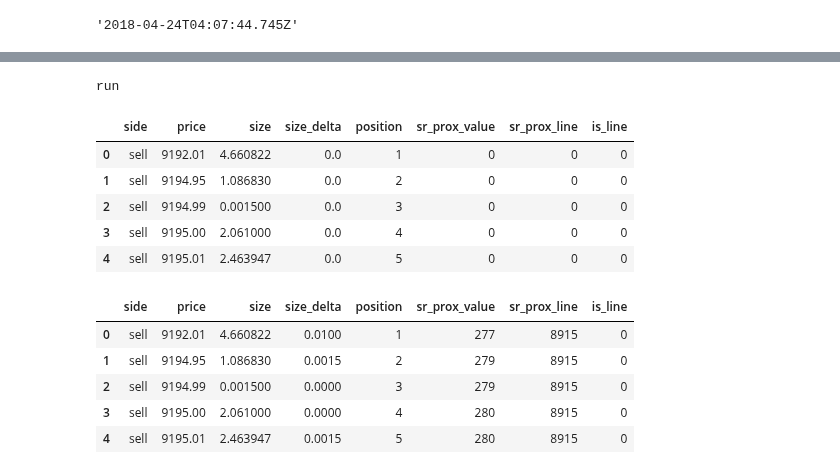
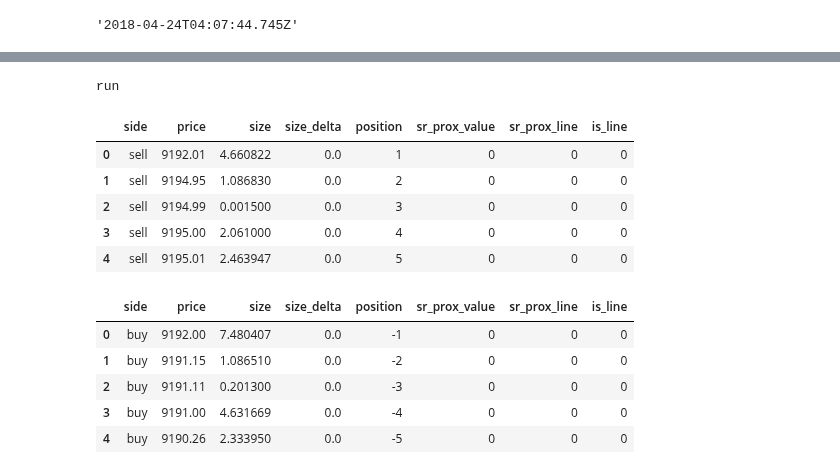
Before and after one commit to timothyyu/gdax-orderbook-ml, a Jupyter notebook: 8_program_structure_improvement.ipynb, the cells around one changed output, grey strips where cells are left out. Drawn from its saved outputs; the diff is of its cells as text; code cells hidden in the pictures.

Commit message:
snapshot states applied to orderbook working

```diff
--- a/8_program_structure_improvement.ipynb
+++ b/8_program_structure_improvement.ipynb
@@ -797,12 +697,0 @@ chart_15m_4.head()
-# %%
-feature_creation_inital()
-snapshot_join(snapshot_asks_df,snapshot_bids_df)
-snapshot_both_df.head()
-# %% [output]
-run
-|  | side | price | size | size_delta | position | sr_prox_value | sr_prox_line | is_line |
-| 0 | sell | 9192.01 | 4.660822 | 0.0 | 1 | 0 | 0 | 0 |
-| 1 | sell | 9194.95 | 1.086830 | 0.0 | 2 | 0 | 0 | 0 |
-| 2 | sell | 9194.99 | 0.001500 | 0.0 | 3 | 0 | 0 | 0 |
-| 3 | sell | 9195.00 | 2.061000 | 0.0 | 4 | 0 | 0 | 0 |
-| 4 | sell | 9195.01 | 2.463947 | 0.0 | 5 | 0 | 0 | 0 |
@@ -811,9 +698,23 @@ apply_l2_update(snapshot_both_df,l2update_15min_1)
+# %%
+# Create inital features
+feature_creation_inital()
+# %% [output]
+run
 # %%
-snapshot_both_df.head()
+snapshot_asks_df.head()
 # %% [output]
 |  | side | price | size | size_delta | position | sr_prox_value | sr_prox_line | is_line |
-| 0 | sell | 9192.01 | 4.660822 | 0.0100 | 1 | 277 | 8915 | 0 |
-| 1 | sell | 9194.95 | 1.086830 | 0.0015 | 2 | 279 | 8915 | 0 |
-| 2 | sell | 9194.99 | 0.001500 | 0.0000 | 3 | 279 | 8915 | 0 |
-| 3 | sell | 9195.00 | 2.061000 | 0.0000 | 4 | 280 | 8915 | 0 |
-| 4 | sell | 9195.01 | 2.463947 | 0.0015 | 5 | 280 | 8915 | 0 |
+| 0 | sell | 9192.01 | 4.660822 | 0.0 | 1 | 0 | 0 | 0 |
+| 1 | sell | 9194.95 | 1.086830 | 0.0 | 2 | 0 | 0 | 0 |
+| 2 | sell | 9194.99 | 0.001500 | 0.0 | 3 | 0 | 0 | 0 |
+| 3 | sell | 9195.00 | 2.061000 | 0.0 | 4 | 0 | 0 | 0 |
+| 4 | sell | 9195.01 | 2.463947 | 0.0 | 5 | 0 | 0 | 0 |
+# %%
+snapshot_bids_df.head()
+# %% [output]
+|  | side | price | size | size_delta | position | sr_prox_value | sr_prox_line | is_line |
+| 0 | buy | 9192.00 | 7.480407 | 0.0 | -1 | 0 | 0 | 0 |
+| 1 | buy | 9191.15 | 1.086510 | 0.0 | -2 | 0 | 0 | 0 |
+| 2 | buy | 9191.11 | 0.201300 | 0.0 | -3 | 0 | 0 | 0 |
+| 3 | buy | 9191.00 | 4.631669 | 0.0 | -4 | 0 | 0 | 0 |
+| 4 | buy | 9190.26 | 2.333950 | 0.0 | -5 | 0 | 0 | 0 |
```
Also changed, not shown: parts of 25 cells of this notebook.
